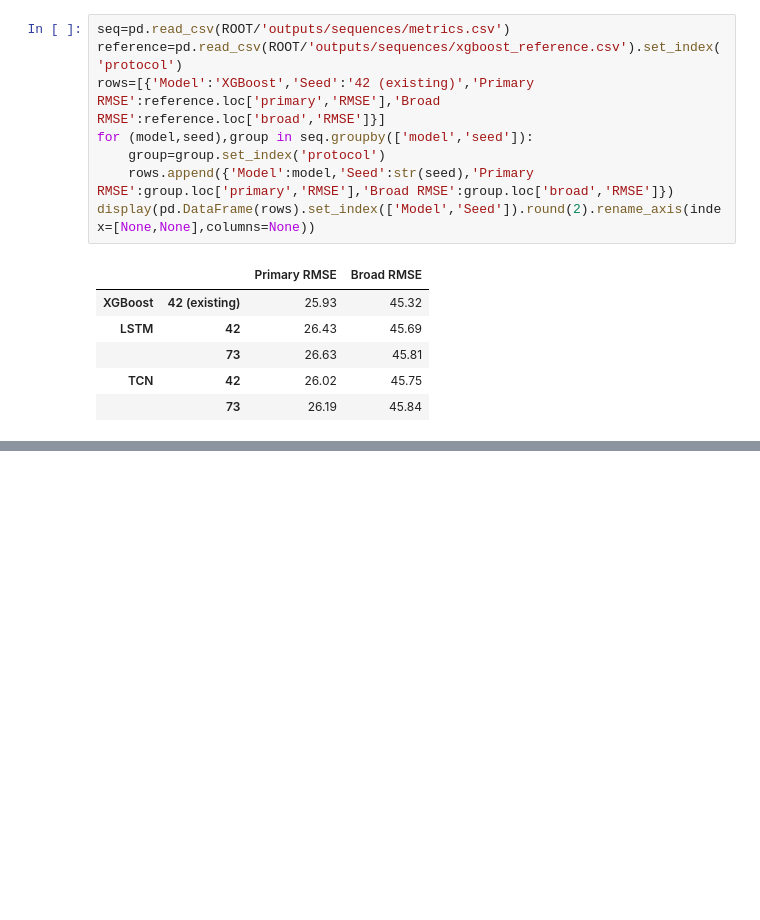
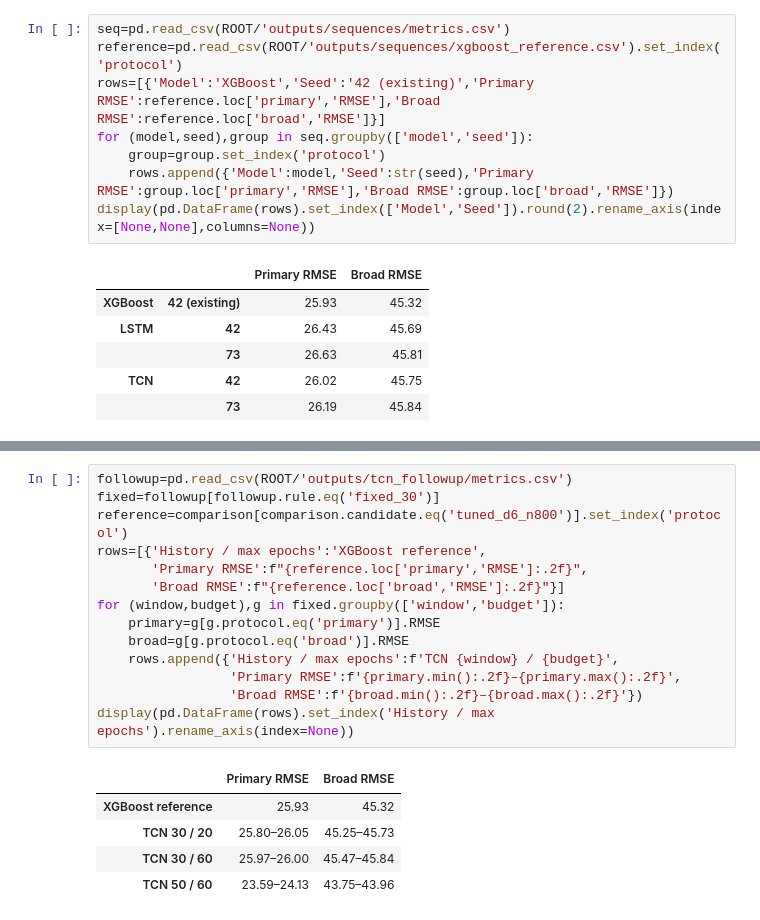
Before and after one commit to Asabrax/nasa-turbofan, a Jupyter notebook: explore.ipynb, the cells around one changed output, grey strips where cells are left out. Cells and saved outputs as stored; diff of their text form; blank space fills up the shorter version.

```diff
--- a/explore.ipynb
+++ b/explore.ipynb
@@ -436,0 +452,20 @@ existing final XGBoost model and its official test predictions remain unchanged.
+# %%
+followup=pd.read_csv(ROOT/'outputs/tcn_followup/metrics.csv')
+fixed=followup[followup.rule.eq('fixed_30')]
+reference=comparison[comparison.candidate.eq('tuned_d6_n800')].set_index('protocol')
+rows=[{'History / max epochs':'XGBoost reference',
+       'Primary RMSE':f"{reference.loc['primary','RMSE']:.2f}",
+       'Broad RMSE':f"{reference.loc['broad','RMSE']:.2f}"}]
+for (window,budget),g in fixed.groupby(['window','budget']):
+    primary=g[g.protocol.eq('primary')].RMSE
+    broad=g[g.protocol.eq('broad')].RMSE
+    rows.append({'History / max epochs':f'TCN {window} / {budget}',
+                 'Primary RMSE':f'{primary.min():.2f}–{primary.max():.2f}',
+                 'Broad RMSE':f'{broad.min():.2f}–{broad.max():.2f}'})
+display(pd.DataFrame(rows).set_index('History / max epochs').rename_axis(index=None))
+# %% [output]
+|  | Primary RMSE | Broad RMSE |
+| XGBoost reference | 25.93 | 45.32 |
+| TCN 30 / 20 | 25.80–26.05 | 45.25–45.73 |
+| TCN 30 / 60 | 25.97–26.00 | 45.47–45.84 |
+| TCN 50 / 60 | 23.59–24.13 | 43.75–43.96 |
```
Also changed, not shown: parts of 8 cells of this notebook, 15 other files.
